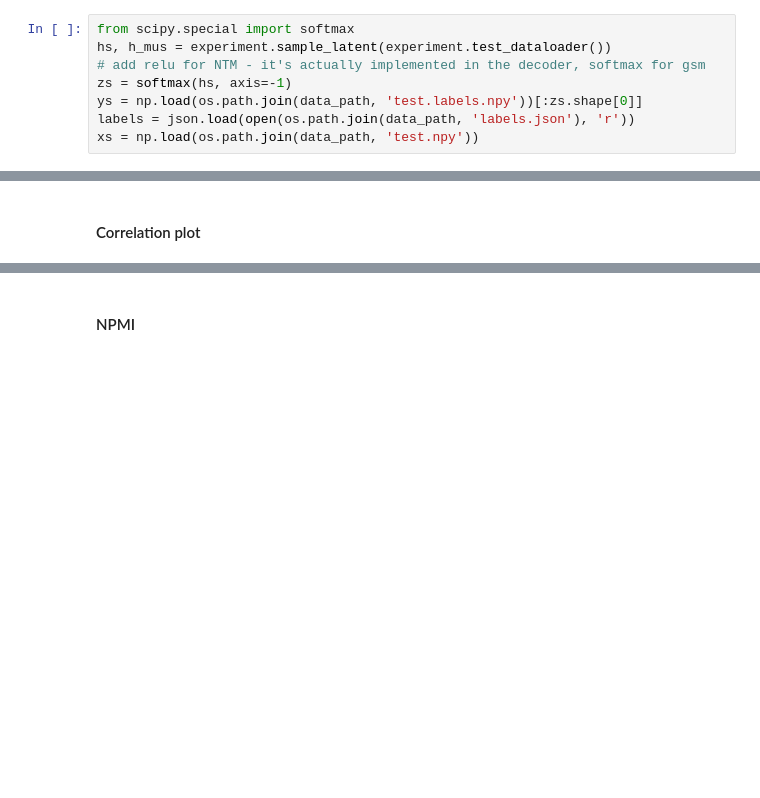
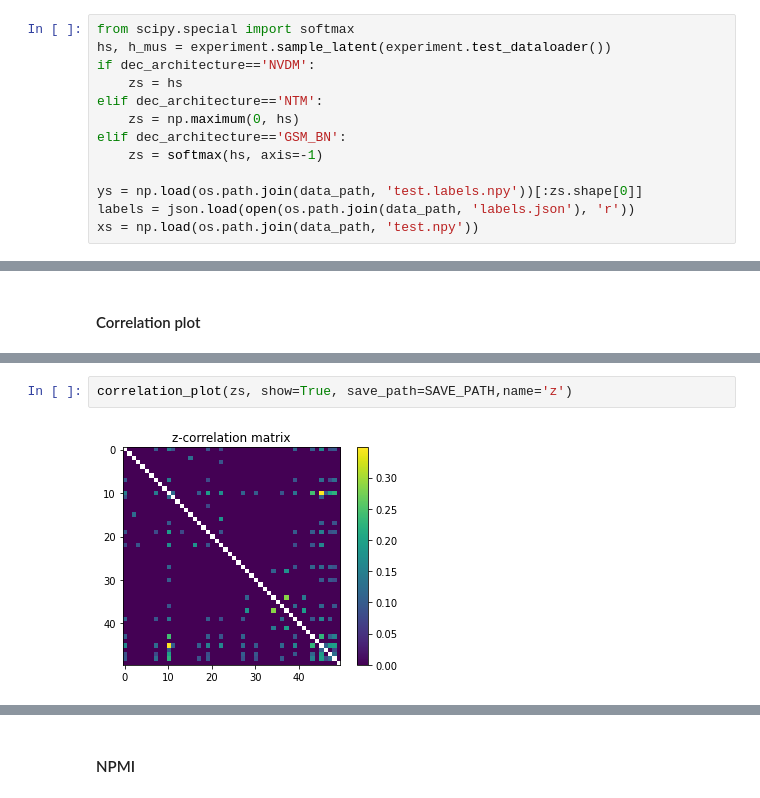
Before and after one commit to divankovic/nlp_disentanglement, a Jupyter notebook: experiments/evaluation.ipynb, the cells around one changed output, grey strips where cells are left out. Saved outputs shown, nothing was run; the diff lists cells and outputs as text; blank space fills up the shorter version.

```diff
--- a/experiments/evaluation.ipynb
+++ b/experiments/evaluation.ipynb
@@ -31,8 +32,13 @@ set_seed(config['experiment_parameters']['seed'])
 # %%
 from scipy.special import softmax
 hs, h_mus = experiment.sample_latent(experiment.test_dataloader())
-# add relu for NTM - it's actually implemented in the decoder, softmax for gsm
-zs = softmax(hs, axis=-1)
+if dec_architecture=='NVDM':
+    zs = hs
+elif dec_architecture=='NTM':
+    zs = np.maximum(0, hs)
+elif dec_architecture=='GSM_BN':
+    zs = softmax(hs, axis=-1)
+
 ys = np.load(os.path.join(data_path, 'test.labels.npy'))[:zs.shape[0]]
 labels = json.load(open(os.path.join(data_path, 'labels.json'), 'r'))
 xs = np.load(os.path.join(data_path, 'test.npy'))
@@ -69,0 +74,4 @@ correlation_plot(zs, show=True, save_path=SAVE_PATH,name='z', cutoff=0)
+# %%
+correlation_plot(zs, show=True, save_path=SAVE_PATH,name='z')
+# %% [output]
+[figure, added]
```
Also changed, not shown: parts of 7 cells of this notebook, 5 other files.
